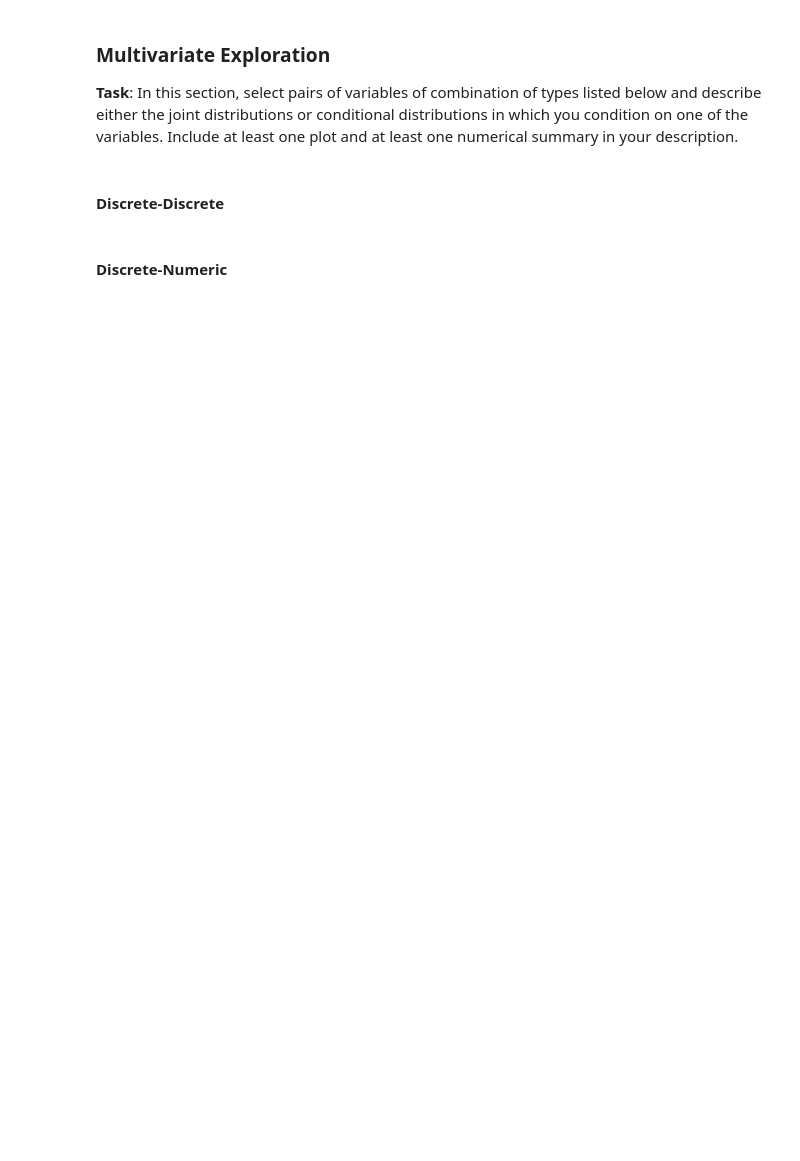
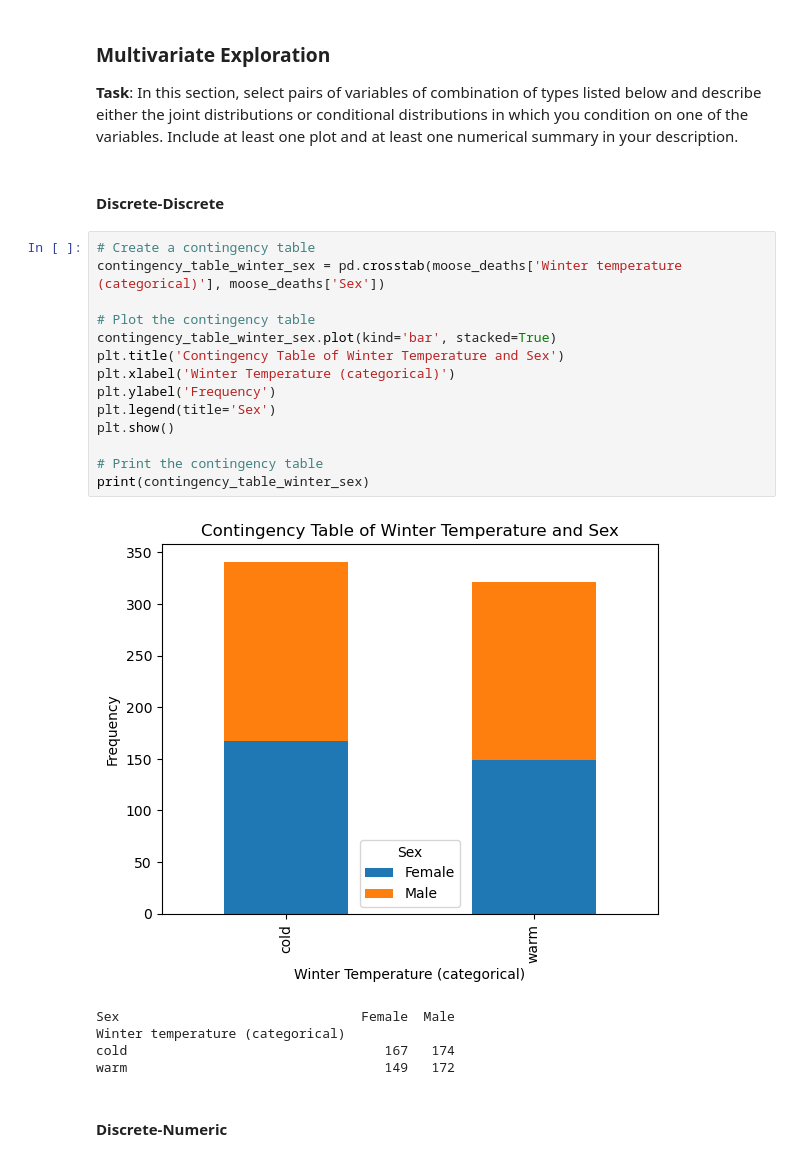
Before and after one commit to zhuol0129/final-project-ZL, a Jupyter notebook: final_project.ipynb, the cells around one changed output. Cells and saved outputs as stored; diff of their text form; blank space fills up the shorter version.

```diff
--- a/final_project.ipynb
+++ b/final_project.ipynb
@@ -78,5 +302,25 @@ In this section, you will explore the distributions of the variables in the data
 # %% [markdown]
 
 #### Discrete-Discrete
+# %%
+# Create a contingency table
+contingency_table_winter_sex = pd.crosstab(moose_deaths['Winter temperature (categorical)'], moose_deaths['Sex'])
+
+# Plot the contingency table
+contingency_table_winter_sex.plot(kind='bar', stacked=True)
+plt.title('Contingency Table of Winter Temperature and Sex')
+plt.xlabel('Winter Temperature (categorical)')
+plt.ylabel('Frequency')
+plt.legend(title='Sex')
+plt.show()
+
+# Print the contingency table
+print(contingency_table_winter_sex)
+# %% [output]
+[figure, added]
+Sex                               Female  Male
+Winter temperature (categorical)
+cold                                 167   174
+warm                                 149   172
 # %% [markdown]
 #### Discrete-Numeric
```
Also changed, not shown: parts of 22 cells of this notebook.
